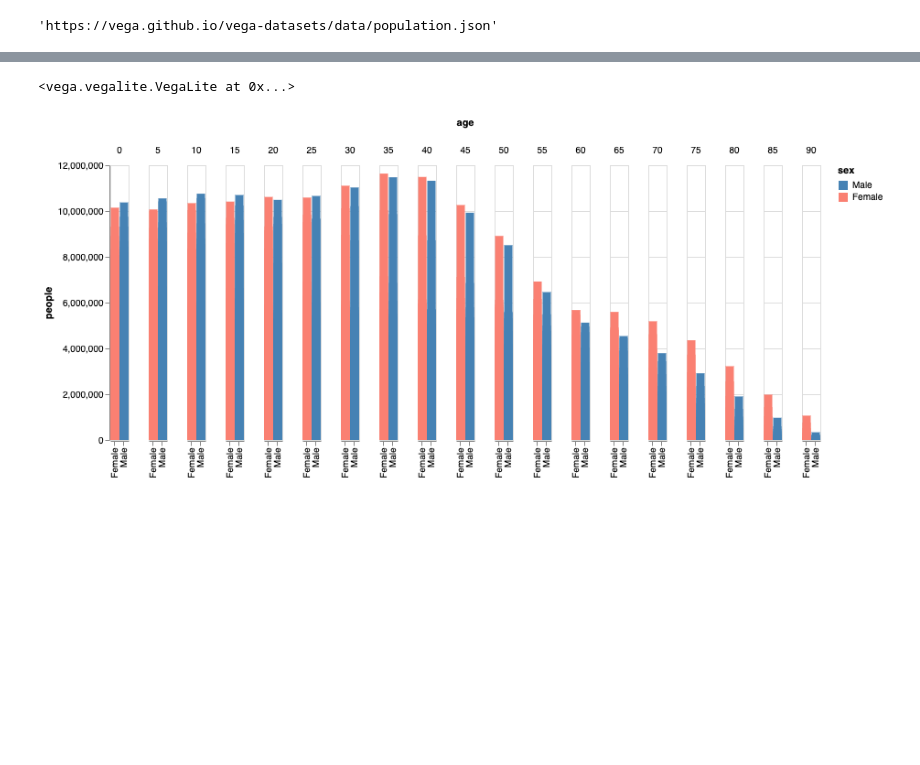
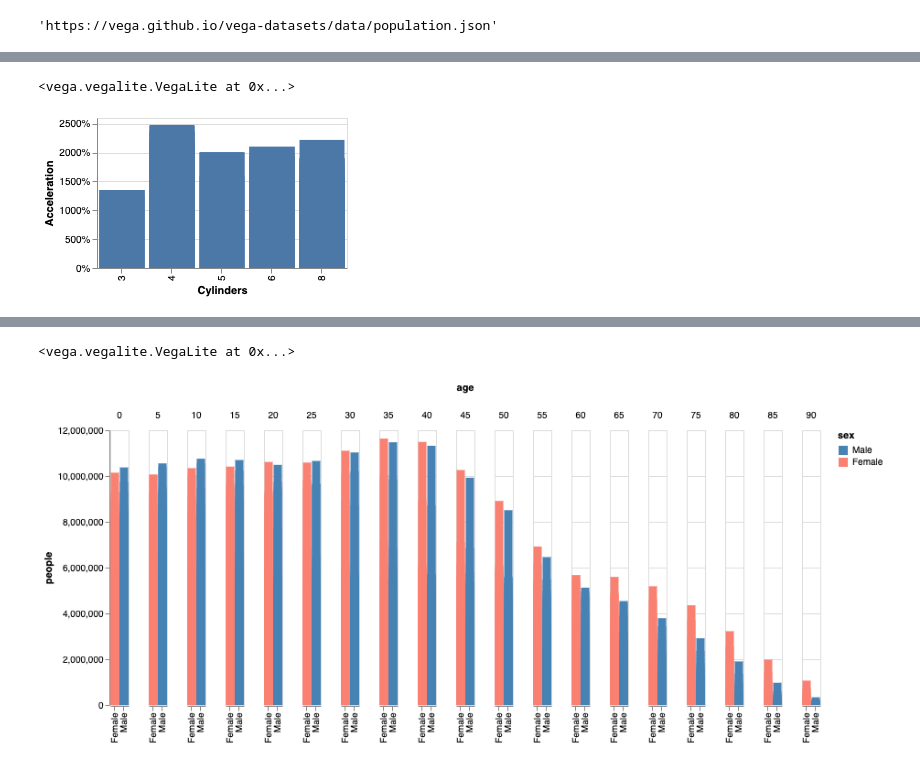
Before and after one commit to datasett/examples, a Jupyter notebook: altair/altair-examples.ipynb, the cells around one changed output, grey strips where cells are left out. Cells and saved outputs as stored; diff of their text form; code cells hidden in the pictures; blank space fills up the shorter version.

```diff
--- a/altair/altair-examples.ipynb
+++ b/altair/altair-examples.ipynb
@@ -60,0 +82,13 @@ data.population.url
+# %%
+fig = alt.Chart(data.cars.url).mark_bar().encode(
+    y=alt.Y('Acceleration:Q', axis=alt.Axis(format='%')),
+    x=alt.X('Cylinders:N')
+).properties(
+    width=250,
+    height=150
+)
+
+fig
+# %% [output]
+<vega.vegalite.VegaLite at 0x...>
+[figure, added]
```
Also changed, not shown: parts of 31 cells of this notebook, 5 other files.
